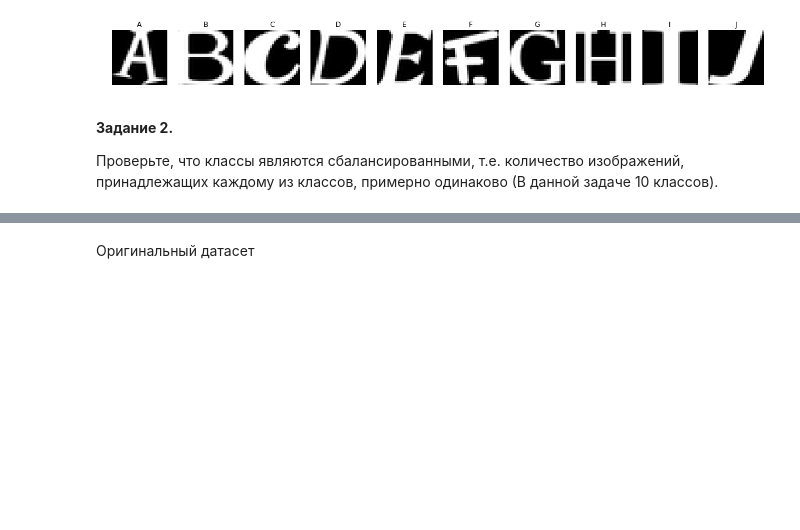
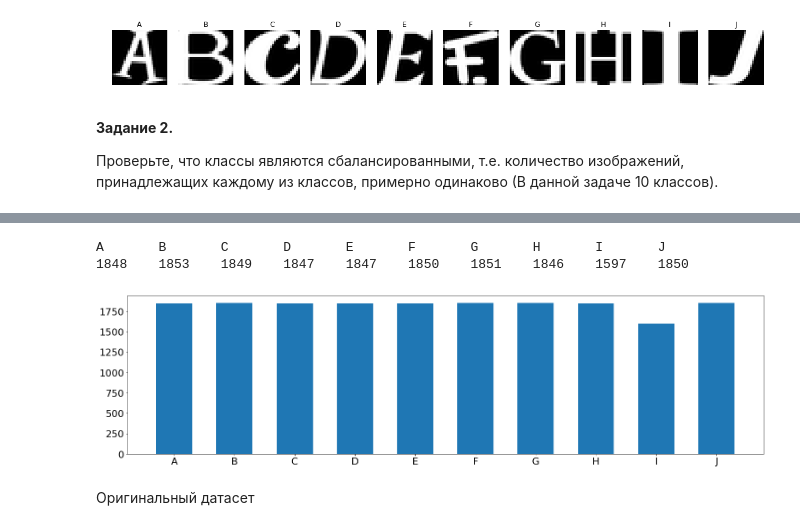
Before and after one commit to lightsuner/bsuir_ml_2, a Jupyter notebook: lab_1/src/book_lab_1_process_data.ipynb, the cells around one changed output, grey strips where cells are left out. Cells and saved outputs as stored; diff of their text form; code cells hidden in the pictures; blank space fills up the shorter version.

```diff
--- a/lab_1/src/book_lab_1_process_data.ipynb
+++ b/lab_1/src/book_lab_1_process_data.ipynb
@@ -237,3 +243,9 @@ def display_balance(data):
+# %%
+display_balance(small_uniq_data)
+# %% [output]
+A       B       C       D       E       F       G       H       I       J
+1848    1853    1849    1847    1847    1850    1851    1846    1597    1850
+[figure, added]
 # %% [markdown]
 Оригинальный датасет
 # %%
```
Also changed, not shown: parts of 1 cell of this notebook, 2 other files.
